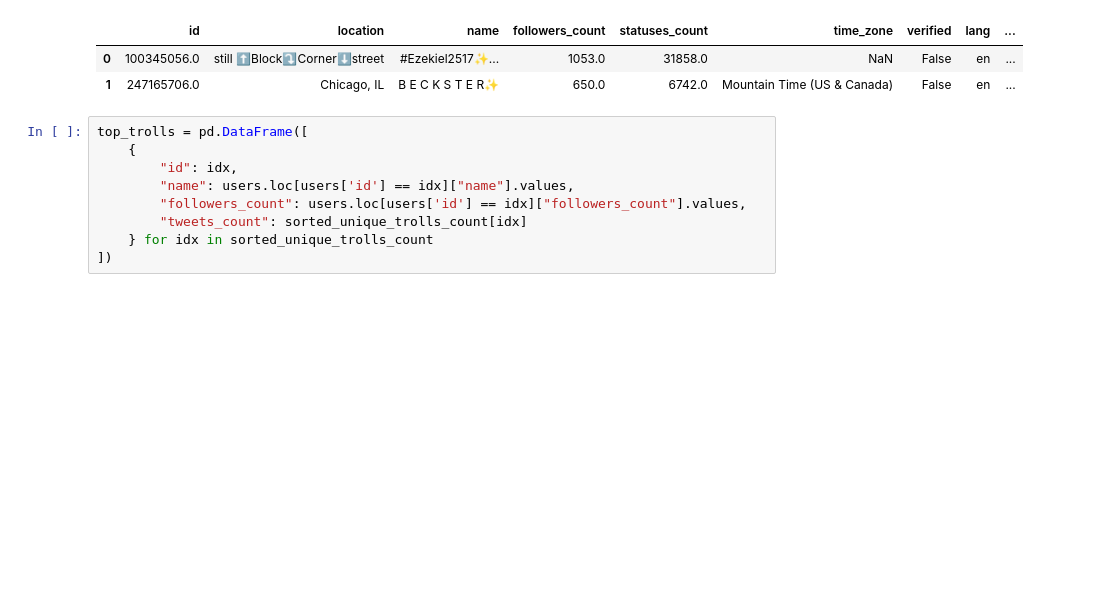
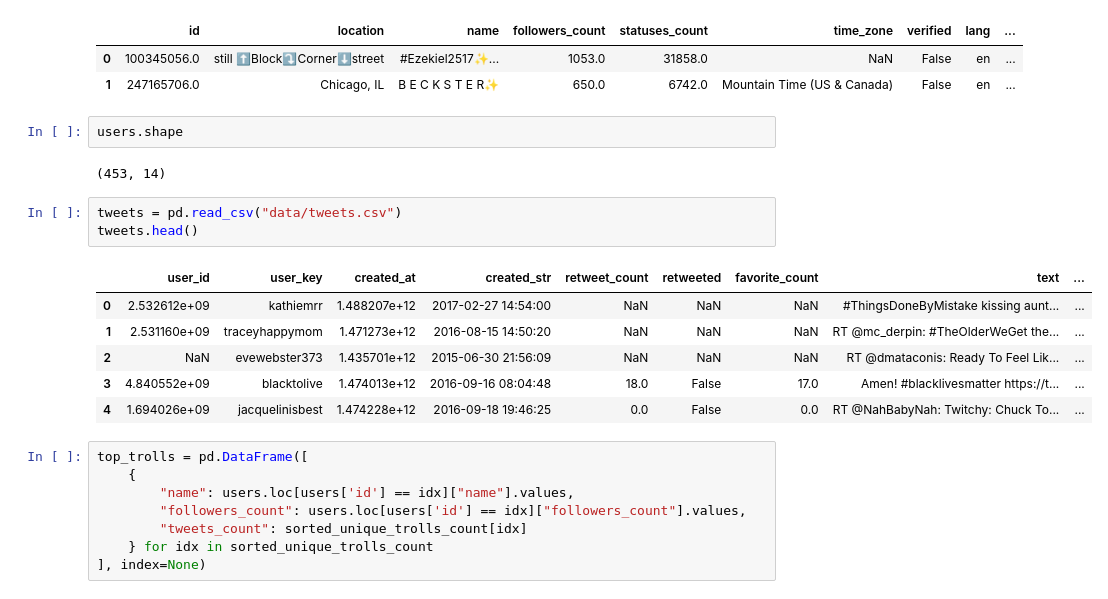
Before and after one commit to marneusz/SNARS-projects, a Jupyter notebook: project12/network_analysis.ipynb, the cells around one changed output. Cells and saved outputs as stored; diff of their text form; blank space fills up the shorter version.

```diff
--- a/project12/network_analysis.ipynb
+++ b/project12/network_analysis.ipynb
@@ -201,15 +206,28 @@ users.head(2)
 |  | id | location | name | followers_count | statuses_count | time_zone | verified | lang | ... |
 | 0 | 100345056.0 | still ⬆️Block⤵️Corner⬇️street | #Ezekiel2517✨... | 1053.0 | 31858.0 | NaN | False | en | ... |
 | 1 | 247165706.0 | Chicago, IL | B E C K S T E R✨ | 650.0 | 6742.0 | Mountain Time (US & Canada) | False | en | ... |
+# %%
+users.shape
+# %% [output]
+(453, 14)
+# %%
+tweets = pd.read_csv("data/tweets.csv")
+tweets.head()
+# %% [output]
+|  | user_id | user_key | created_at | created_str | retweet_count | retweeted | favorite_count | text | ... |
+| 0 | 2.532612e+09 | kathiemrr | 1.488207e+12 | 2017-02-27 14:54:00 | NaN | NaN | NaN | #ThingsDoneByMistake kissing aunt... | ... |
+| 1 | 2.531160e+09 | traceyhappymom | 1.471273e+12 | 2016-08-15 14:50:20 | NaN | NaN | NaN | RT @mc_derpin: #TheOlderWeGet the... | ... |
+| 2 | NaN | evewebster373 | 1.435701e+12 | 2015-06-30 21:56:09 | NaN | NaN | NaN | RT @dmataconis: Ready To Feel Lik... | ... |
+| 3 | 4.840552e+09 | blacktolive | 1.474013e+12 | 2016-09-16 08:04:48 | 18.0 | False | 17.0 | Amen! #blacklivesmatter https://t... | ... |
+| 4 | 1.694026e+09 | jacquelinisbest | 1.474228e+12 | 2016-09-18 19:46:25 | 0.0 | False | 0.0 | RT @NahBabyNah: Twitchy: Chuck To... | ... |
 # %%
 top_trolls = pd.DataFrame([
     {
-        "id": idx,
         "name": users.loc[users['id'] == idx]["name"].values,
         "followers_count": users.loc[users['id'] == idx]["followers_count"].values,
         "tweets_count": sorted_unique_trolls_count[idx]
     } for idx in sorted_unique_trolls_count
-])
+], index=None)
 # %%
 top_trolls.head(12)
 # %% [output]
```
Also changed, not shown: parts of 4 cells of this notebook, 3 other files.
